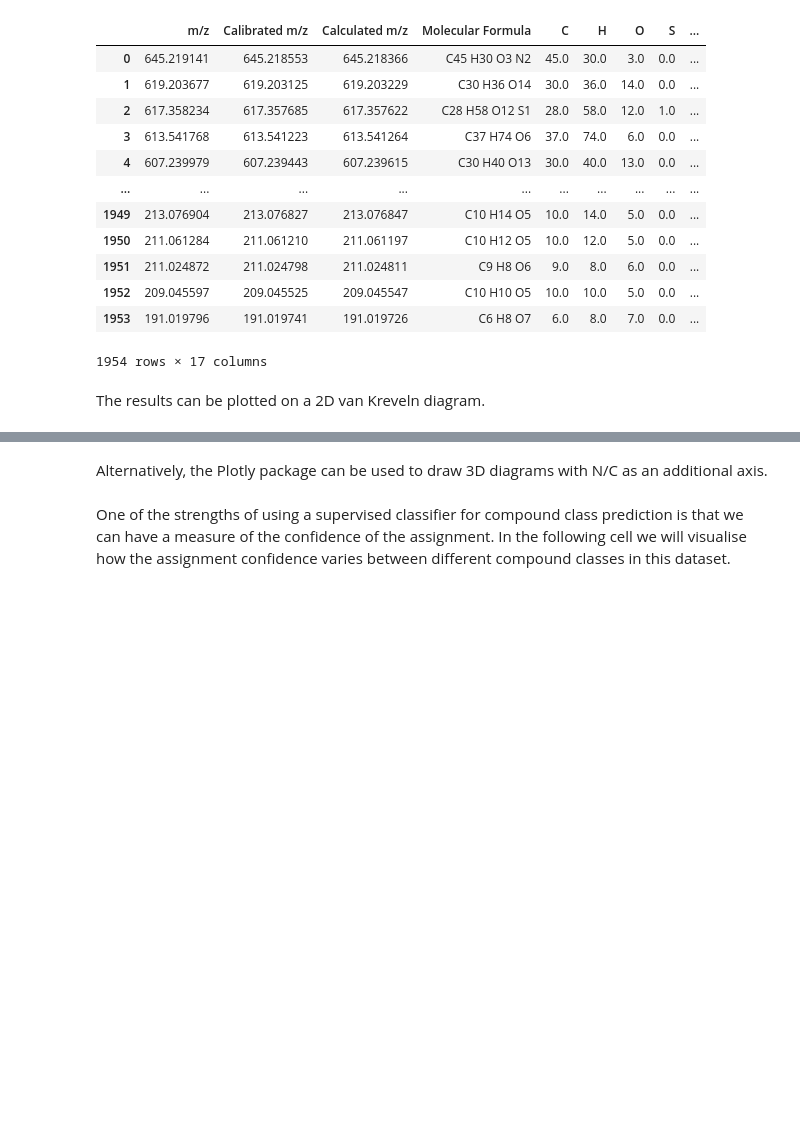
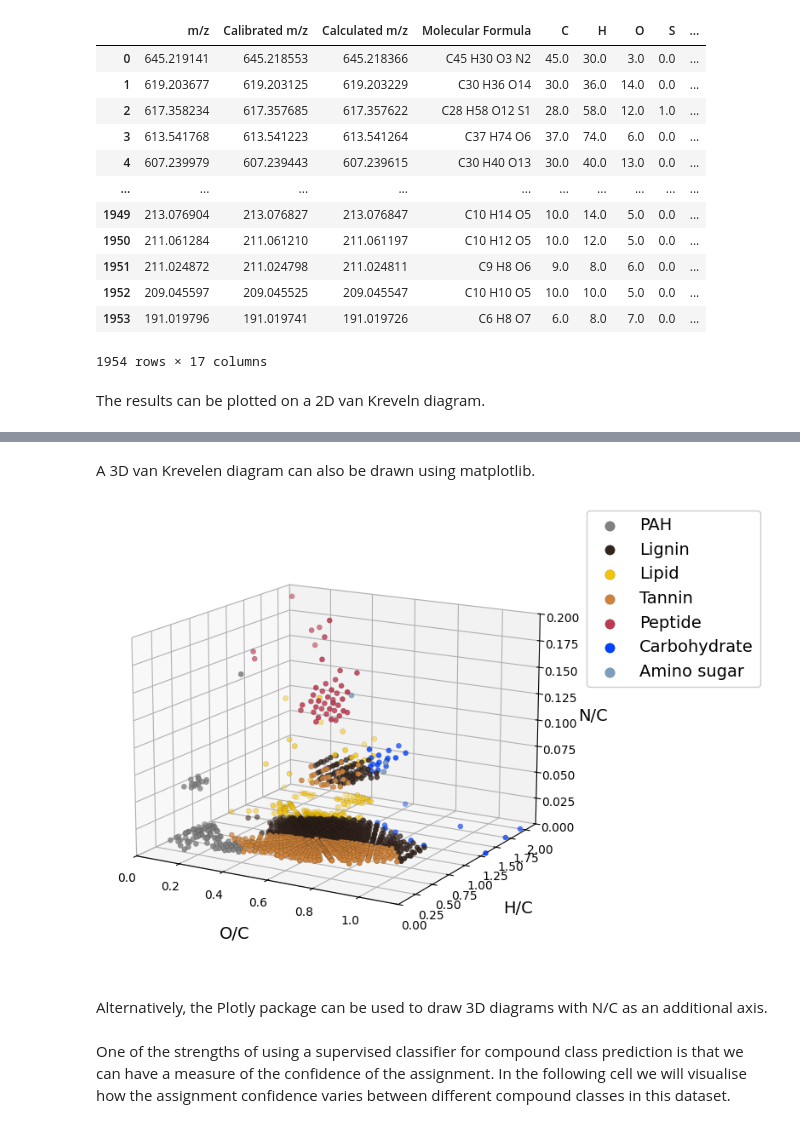
Before and after one commit to polimatt/SSEFCCA, a Jupyter notebook: files/demos/demo--jupyter/demo.ipynb, the cells around one changed output, grey strips where cells are left out. Drawn from its saved outputs; the diff is of its cells as text; code cells hidden in the pictures; blank space fills up the shorter version.

```diff
--- a/files/demos/demo--jupyter/demo.ipynb
+++ b/files/demos/demo--jupyter/demo.ipynb
@@ -125,3 +133,39 @@ fig.savefig('2d_vK.png', dpi=600, facecolor='#fff', bbox_inches='tight')
+# %% [markdown]
+A 3D van Krevelen diagram can also be drawn using matplotlib.
+# %%
+# Create 3D Van Krevelen Diagram with PAHs
+# Third dimension (N/C) provides additional chemical space information
+
+fig = plt.figure(figsize=(12, 7))  # width, height
+
+ax = fig.add_subplot(111, projection='3d')
+
+# Plot all data points colored by compound_class
+ax.scatter(data_df['O/C'], data_df['H/C'], data_df['N/C'],
+           c=[vk_region_colours[cat] for cat in data_df['compound_class']],
+           edgecolor='k', lw=.1)
+
+# Create legend
+for cat in data_df['compound_class'].unique():
+    ax.scatter(10,10,10, c=vk_region_colours[cat], alpha=1, edgecolor='k', lw=.1,
+               label=cat.replace('_', ' ').capitalize() if cat != 'pah' else 'PAH',
+               s=70)
+
+ax.legend(framealpha=1, bbox_to_anchor=(1.05, 1), loc='upper left', borderaxespad=0, fontsize=14)
+ax.view_init(elev=15, azim=-60)
+
+# Label axes
+ax.set_xlabel('O/C', fontsize=14, labelpad=15)
+ax.set_ylabel('H/C', fontsize=14, labelpad=15)
+ax.set_zlabel('N/C', fontsize=14, labelpad=8)
+
+ax.set_xlim(0,data_df['O/C'].max())
+ax.set_ylim(0,data_df['H/C'].max())
+ax.set_zlim(0,data_df['N/C'].max())
+
+fig.savefig(f'{outputs_folder}/3d_vK.png', dpi=600, facecolor='#fff', bbox_inches='tight')
+# %% [output]
+[figure, added]
 # %% [markdown]
 Alternatively, the Plotly package can be used to draw 3D diagrams with N/C as an additional axis.
 # %%
```
Also changed, not shown: parts of 12 cells of this notebook, 27 other files.
